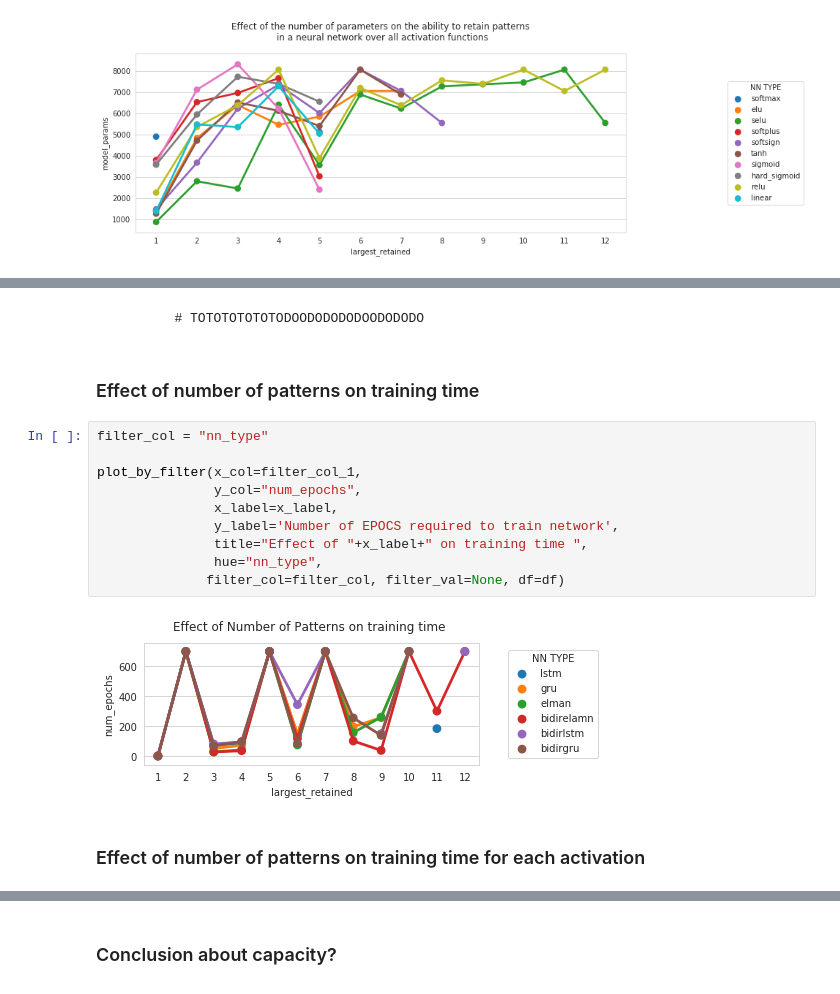
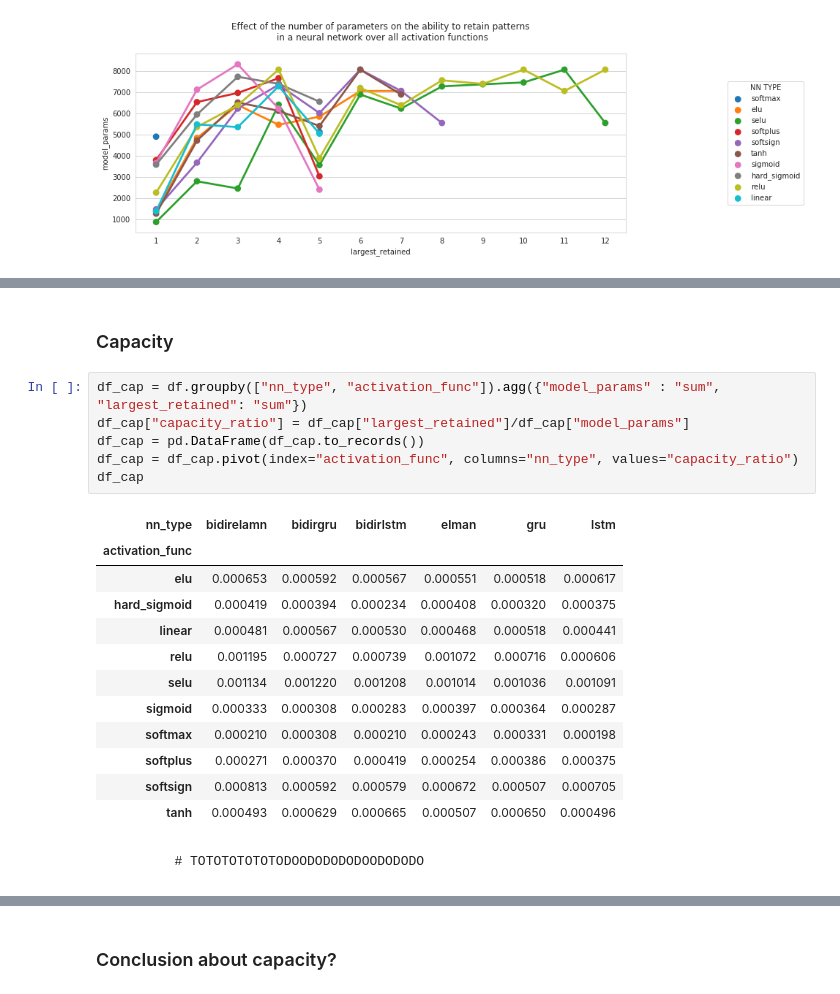
Before and after one commit to thesneakysneak/memory_capacity_retention_rnns, a Jupyter notebook: Notebooks/ExperimentV2/ExperimentAnalysisNumPatternsV2.ipynb, the cells around one changed output, grey strips where cells are left out. Drawn from its saved outputs; the diff is of its cells as text.

```diff
--- a/Notebooks/ExperimentV2/ExperimentAnalysisNumPatternsV2.ipynb
+++ b/Notebooks/ExperimentV2/ExperimentAnalysisNumPatternsV2.ipynb
@@ -296,18 +284,23 @@ Pearson Correlation Between Number of Patterns and Number of Network Parameters
+# %% [markdown]
+### Capacity
+# %%
+df_cap = df.groupby(["nn_type", "activation_func"]).agg({"model_params" : "sum", "largest_retained": "sum"})
+df_cap["capacity_ratio"] = df_cap["largest_retained"]/df_cap["model_params"]
+df_cap = pd.DataFrame(df_cap.to_records())
+df_cap = df_cap.pivot(index="activation_func", columns="nn_type", values="capacity_ratio")
+df_cap
+# %% [output]
+| nn_type | bidirelamn | bidirgru | bidirlstm | elman | gru | lstm |
+| activation_func |  |  |  |  |  |  |
+| elu | 0.000653 | 0.000592 | 0.000567 | 0.000551 | 0.000518 | 0.000617 |
+| hard_sigmoid | 0.000419 | 0.000394 | 0.000234 | 0.000408 | 0.000320 | 0.000375 |
+| linear | 0.000481 | 0.000567 | 0.000530 | 0.000468 | 0.000518 | 0.000441 |
+| relu | 0.001195 | 0.000727 | 0.000739 | 0.001072 | 0.000716 | 0.000606 |
+| selu | 0.001134 | 0.001220 | 0.001208 | 0.001014 | 0.001036 | 0.001091 |
+| sigmoid | 0.000333 | 0.000308 | 0.000283 | 0.000397 | 0.000364 | 0.000287 |
+| softmax | 0.000210 | 0.000308 | 0.000210 | 0.000243 | 0.000331 | 0.000198 |
+| softplus | 0.000271 | 0.000370 | 0.000419 | 0.000254 | 0.000386 | 0.000375 |
+| softsign | 0.000813 | 0.000592 | 0.000579 | 0.000672 | 0.000507 | 0.000705 |
+| tanh | 0.000493 | 0.000629 | 0.000665 | 0.000507 | 0.000650 | 0.000496 |
 # %% [markdown]
             # TOTOTOTOTOTODOODODODODOODODODO
-# %% [markdown]
-### Effect of number of patterns on training time
-# %%
-filter_col = "nn_type"
-
-plot_by_filter(x_col=filter_col_1,
-               y_col="num_epochs",
-               x_label=x_label,
-               y_label='Number of EPOCS required to train network',
-               title="Effect of "+x_label+" on training time ",
-               hue="nn_type",
-              filter_col=filter_col, filter_val=None, df=df)
-# %% [output]
-[figure, removed]
-# %% [markdown]
-### Effect of number of patterns on training time for each activation
```
Also changed, not shown: parts of 27 cells of this notebook.
